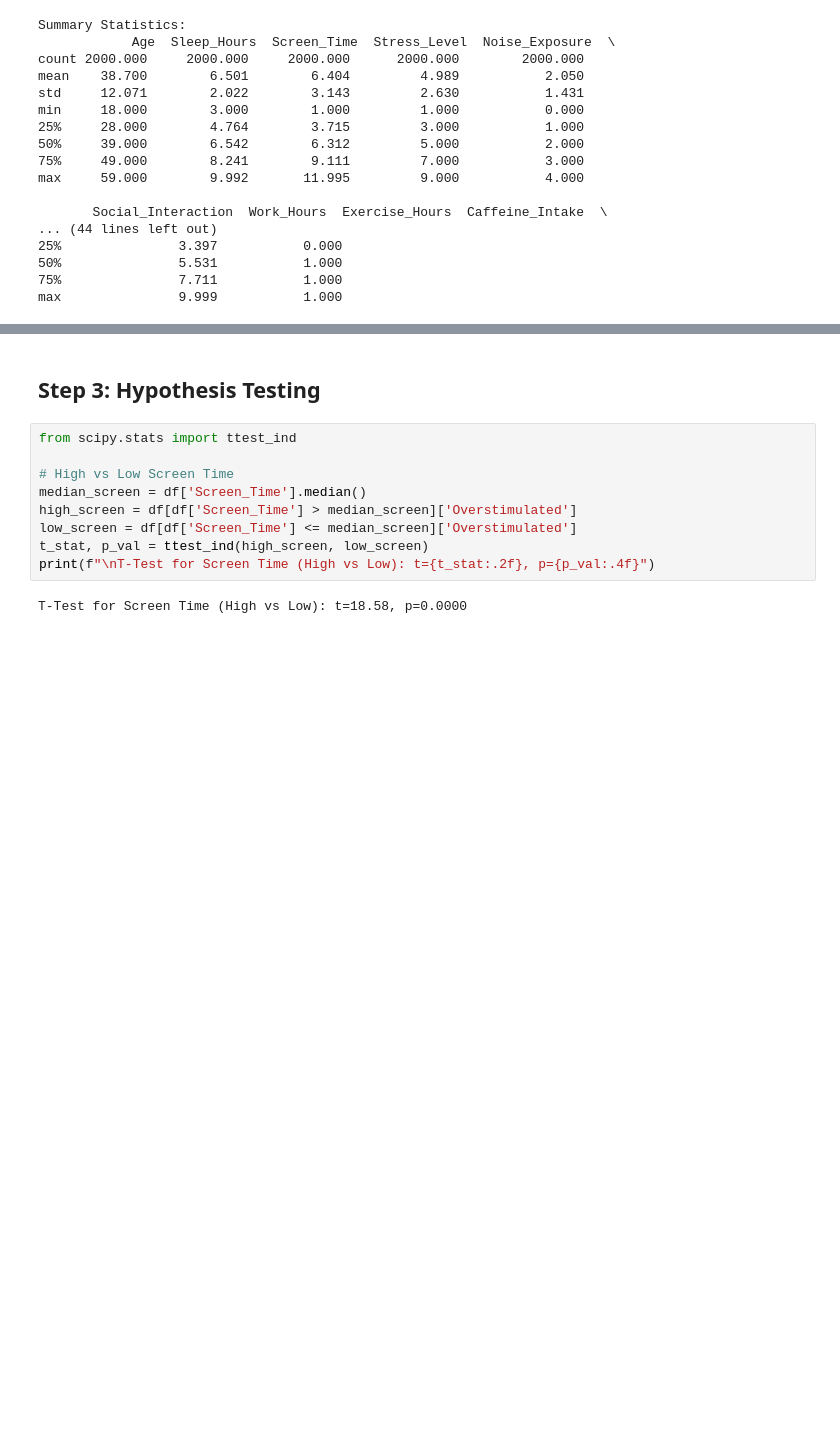
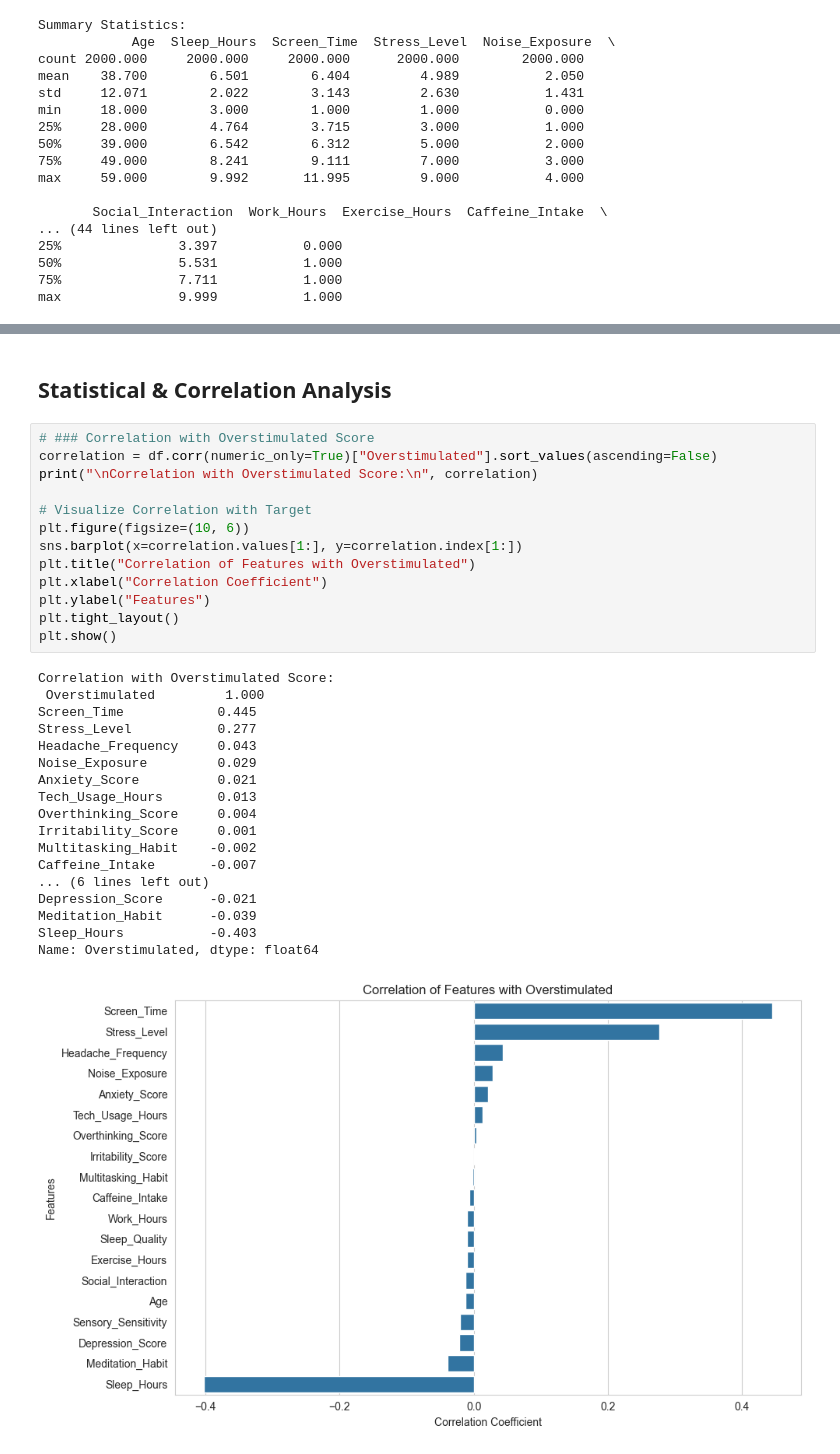
Before and after one commit to albertokabore/Albert_Data-Science-Capstone-Project-Overstimulation-Behaviour-and-Lifestyle-Analysis-, a Jupyter notebook: Albertkabore_ml.ipynb, the cells around one changed output, grey strips where cells are left out. Drawn from its saved outputs; the diff is of its cells as text; blank space fills up the shorter version.

```diff
--- a/Albertkabore_ml.ipynb
+++ b/Albertkabore_ml.ipynb
@@ -269,13 +386,34 @@ plt.show()
 # %% [markdown]
-##  Step 3: Hypothesis Testing
+## Statistical & Correlation Analysis
-# %%
-from scipy.stats import ttest_ind
-
-# High vs Low Screen Time
-median_screen = df['Screen_Time'].median()
-high_screen = df[df['Screen_Time'] > median_screen]['Overstimulated']
-low_screen = df[df['Screen_Time'] <= median_screen]['Overstimulated']
-t_stat, p_val = ttest_ind(high_screen, low_screen)
-print(f"\nT-Test for Screen Time (High vs Low): t={t_stat:.2f}, p={p_val:.4f}")
-# %% [output]
-T-Test for Screen Time (High vs Low): t=18.58, p=0.0000
+# %%
+# ### Correlation with Overstimulated Score
+correlation = df.corr(numeric_only=True)["Overstimulated"].sort_values(ascending=False)
+print("\nCorrelation with Overstimulated Score:\n", correlation)
+
+# Visualize Correlation with Target
+plt.figure(figsize=(10, 6))
+sns.barplot(x=correlation.values[1:], y=correlation.index[1:])
+plt.title("Correlation of Features with Overstimulated")
+plt.xlabel("Correlation Coefficient")
+plt.ylabel("Features")
+plt.tight_layout()
+plt.show()
+# %% [output]
+Correlation with Overstimulated Score:
+ Overstimulated         1.000
+Screen_Time            0.445
+Stress_Level           0.277
+Headache_Frequency     0.043
+Noise_Exposure         0.029
+Anxiety_Score          0.021
+Tech_Usage_Hours       0.013
+Overthinking_Score     0.004
+Irritability_Score     0.001
+Multitasking_Habit    -0.002
+Caffeine_Intake       -0.007
+... (6 lines left out)
+Depression_Score      -0.021
+Meditation_Habit      -0.039
+Sleep_Hours           -0.403
+Name: Overstimulated, dtype: float64
+[figure, added]
```
Also changed, not shown: parts of 77 cells of this notebook.
